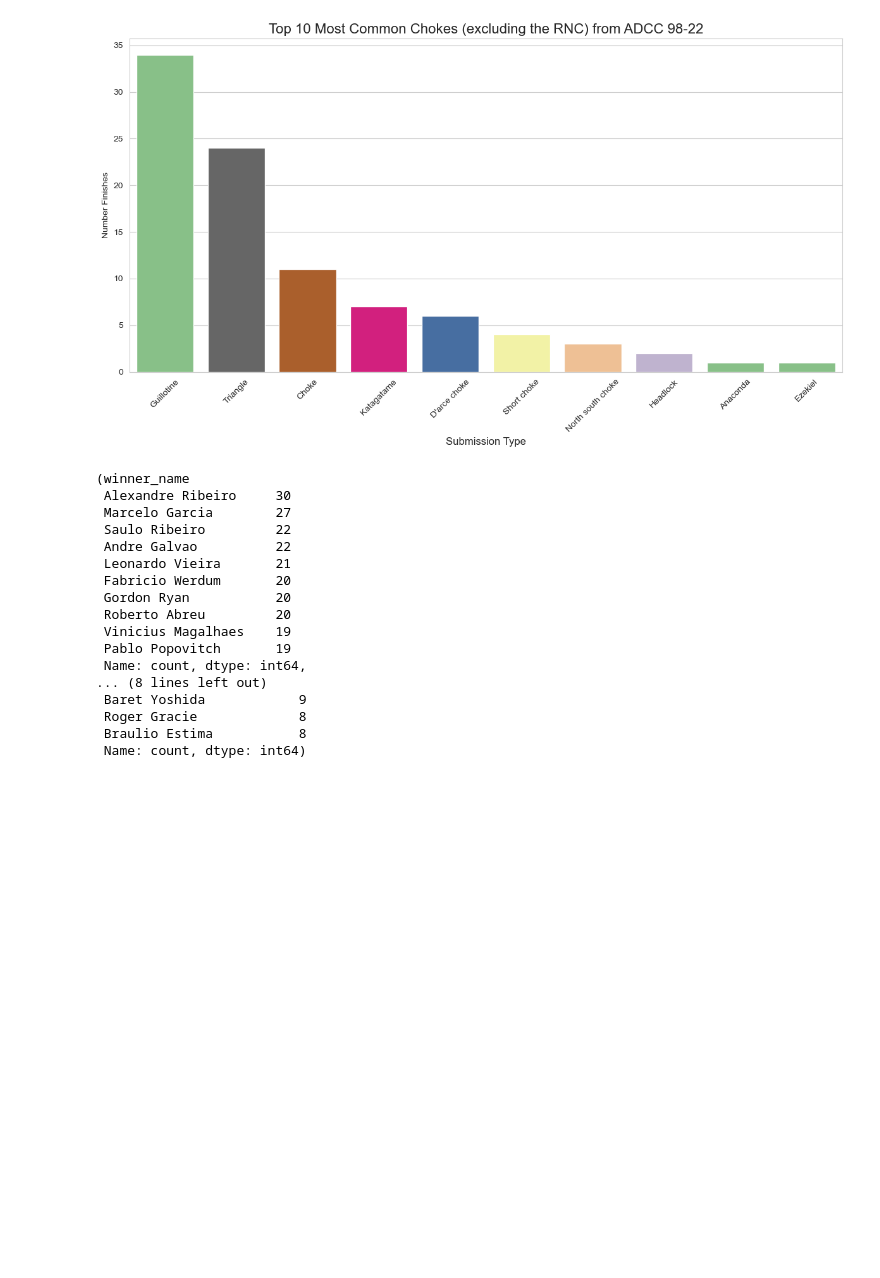
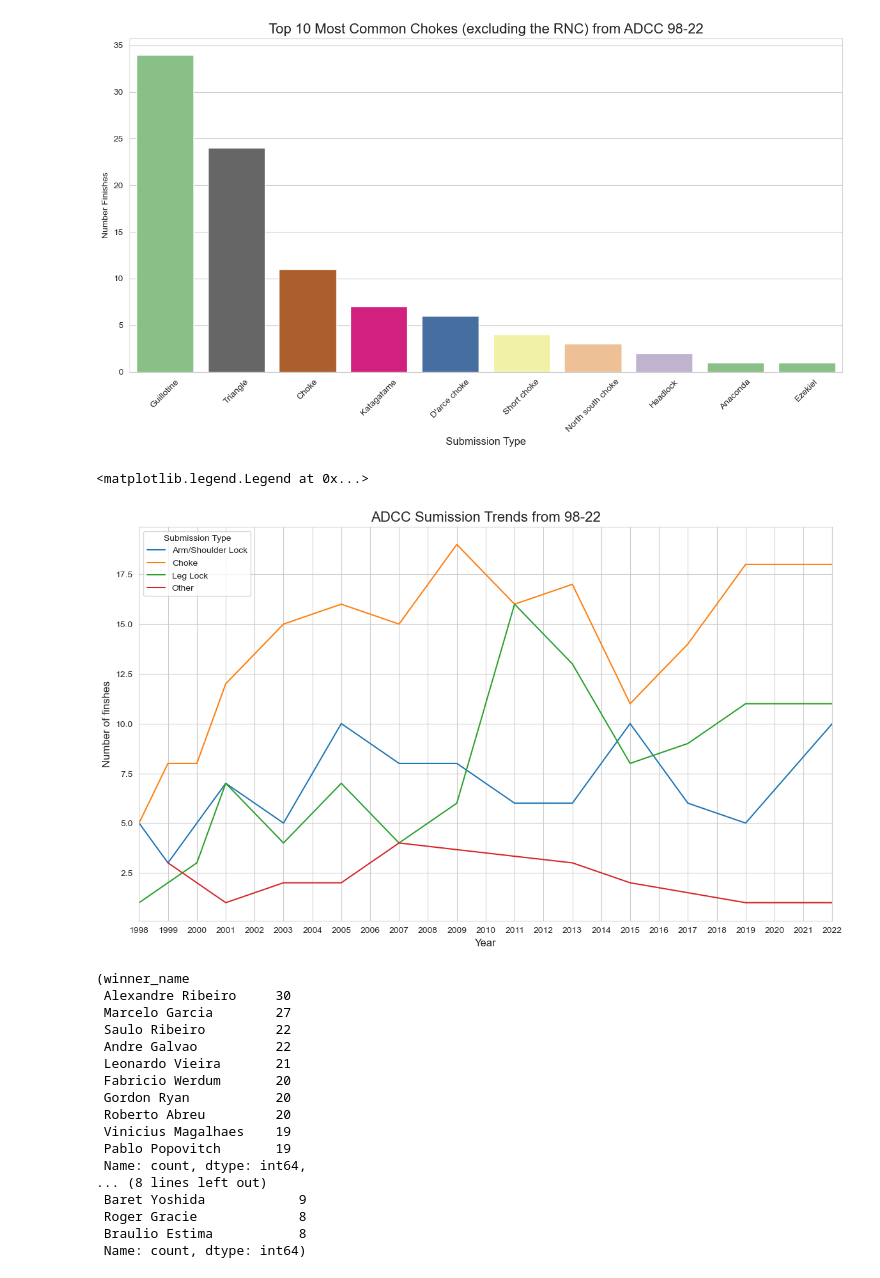
Before and after one commit to juliocesardiaz/ADCC, a Jupyter notebook: adcc_data_analysis.ipynb, the cells around one changed output. Drawn from its saved outputs; the diff is of its cells as text; code cells hidden in the pictures; blank space fills up the shorter version.

Commit message:
looked at submission trends over the years and plotted those trends

```diff
--- a/adcc_data_analysis.ipynb
+++ b/adcc_data_analysis.ipynb
@@ -174,6 +174,22 @@ plt.xticks(rotation=45)
 plt.tight_layout()
 # %% [output]
 [figure]
+# %%
+from matplotlib.ticker import MultipleLocator
+#Looking at submission trends by type throughout the years
+year_sub_trends = sub_wins_adcc.groupby(['year', 'submission_type']).size().reset_index(name='count')
+plt.figure(figsize=(14, 8))
+ax = sns.lineplot(data=year_sub_trends, x='year', y='count', hue='submission_type', markers=True)
+ax.xaxis.set_major_locator(MultipleLocator(1))
+ax.set_xlim(1998,2022)
+
+plt.title('ADCC Sumission Trends from 98-22', fontsize=16)
+plt.xlabel('Year', fontsize=12)
+plt.ylabel('Number of finshes', fontsize=12)
+plt.legend(title='Submission Type')
+# %% [output]
+<matplotlib.legend.Legend at 0x...>
+[figure, added]
 # %%
 # Top athletes by total wins
 top_wins = adcc['winner_name'].value_counts().head(10)
```
